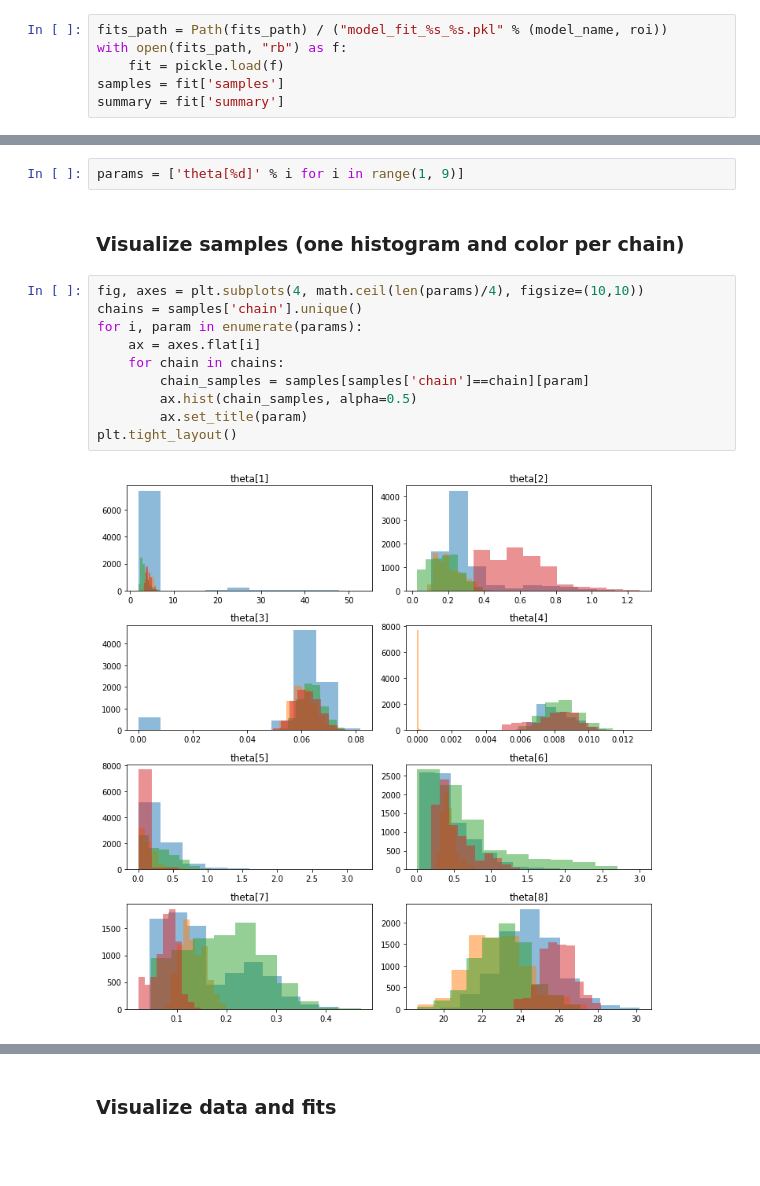
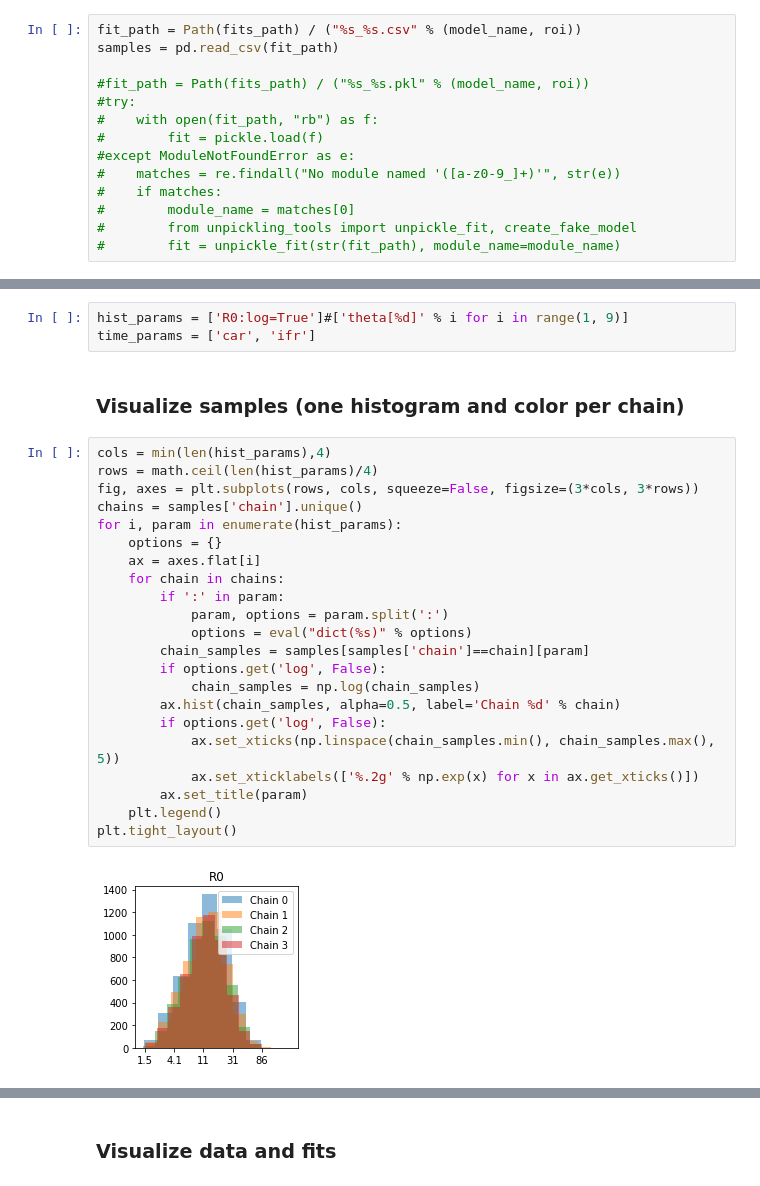
Before and after one commit to ccc1685/covid-19, a Jupyter notebook: Stan/visualize.ipynb, the cells around one changed output, grey strips where cells are left out. Drawn from its saved outputs; the diff is of its cells as text; blank space fills up the shorter version.

Commit message:
Updated visualization

```diff
--- a/Stan/visualize.ipynb
+++ b/Stan/visualize.ipynb
@@ -25,26 +27,47 @@ data = pd.read_csv(data_path)
 # %% [markdown]
 ### Load the fits
-# %%
-fits_path = Path(fits_path) / ("model_fit_%s_%s.pkl" % (model_name, roi))
-with open(fits_path, "rb") as f:
-    fit = pickle.load(f)
-samples = fit['samples']
-summary = fit['summary']
+# %%
+fit_path = Path(fits_path) / ("%s_%s.csv" % (model_name, roi))
+samples = pd.read_csv(fit_path)
+
+#fit_path = Path(fits_path) / ("%s_%s.pkl" % (model_name, roi))
+#try:
+#    with open(fit_path, "rb") as f:
+#        fit = pickle.load(f)
+#except ModuleNotFoundError as e:
+#    matches = re.findall("No module named '([a-z0-9_]+)'", str(e))
+#    if matches:
+#        module_name = matches[0]
+#        from unpickling_tools import unpickle_fit, create_fake_model
+#        fit = unpickle_fit(str(fit_path), module_name=module_name)
 # %% [markdown]
 ### Choose the parameter list
 # %%
-params = ['theta[%d]' % i for i in range(1, 9)]
+hist_params = ['R0:log=True']#['theta[%d]' % i for i in range(1, 9)]
+time_params = ['car', 'ifr']
 # %% [markdown]
 ### Visualize samples (one histogram and color per chain)
 # %%
-fig, axes = plt.subplots(4, math.ceil(len(params)/4), figsize=(10,10))
+cols = min(len(hist_params),4)
+rows = math.ceil(len(hist_params)/4)
+fig, axes = plt.subplots(rows, cols, squeeze=False, figsize=(3*cols, 3*rows))
 chains = samples['chain'].unique()
-for i, param in enumerate(params):
+for i, param in enumerate(hist_params):
+    options = {}
     ax = axes.flat[i]
     for chain in chains:
+        if ':' in param:
+            param, options = param.split(':')
+            options = eval("dict(%s)" % options)
         chain_samples = samples[samples['chain']==chain][param]
-        ax.hist(chain_samples, alpha=0.5)
+        if options.get('log', False):
+            chain_samples = np.log(chain_samples)
+        ax.hist(chain_samples, alpha=0.5, label='Chain %d' % chain)
+        if options.get('log', False):
+            ax.set_xticks(np.linspace(chain_samples.min(), chain_samples.max(), 5))
+            ax.set_xticklabels(['%.2g' % np.exp(x) for x in ax.get_xticks()])
         ax.set_title(param)
+    plt.legend()
 plt.tight_layout()
 # %% [output]
-[figure, old version]
+[figure, new version]
```
Also changed, not shown: parts of 9 cells of this notebook, 2 other files.
